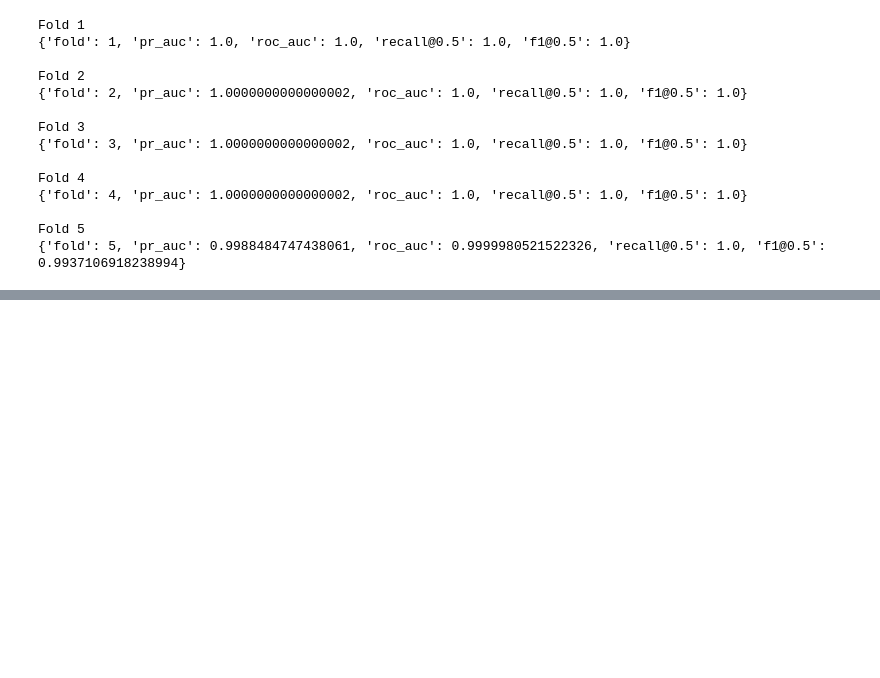
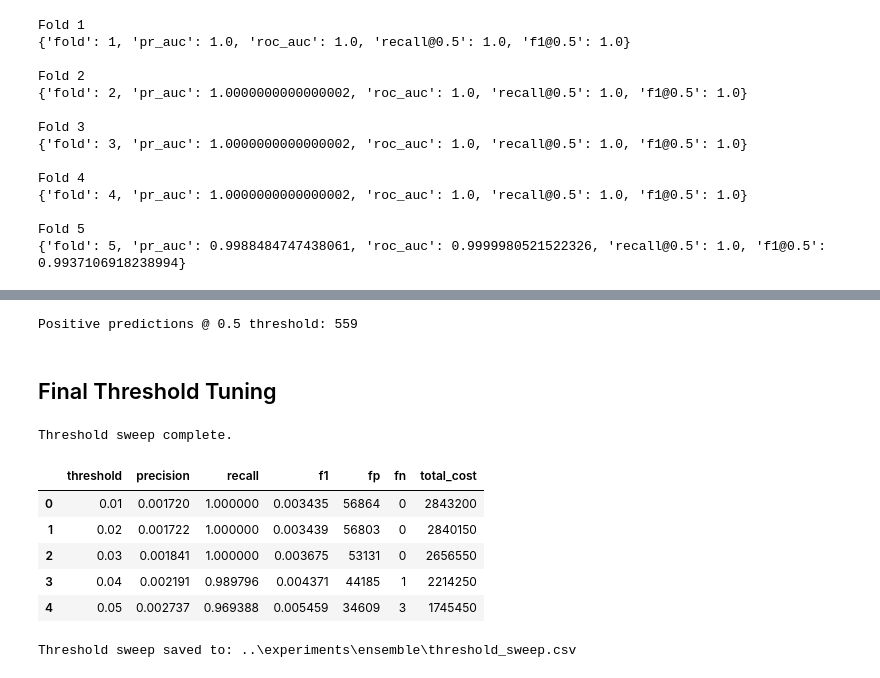
Before and after one commit to parthtiwari-dev/Fraud-Risk-Intelligence-System, a Jupyter notebook: notebooks/06_stacking_ensemble.ipynb, the cells around one changed output, grey strips where cells are left out. Drawn from its saved outputs; the diff is of its cells as text; code cells hidden in the pictures; blank space fills up the shorter version.

```diff
--- a/notebooks/06_stacking_ensemble.ipynb
+++ b/notebooks/06_stacking_ensemble.ipynb
@@ -273,0 +693,11 @@ cv_results
+# %%
+META_FEATURES = [
+    "xgb_oof_proba",
+    "anomaly_score",
+    "ae_recon_error",
+    "cluster_id",
+    "amount_log",
+    "merchant_freq",
+    "account_txn_count",
+    "last_5_mean_amount"
+]
@@ -273,0 +940,8 @@ cv_results
+# %%
+y_test_pred_05 = (y_test_proba_stack >= 0.5).astype(int)
+
+print("Positive predictions @ 0.5 threshold:", y_test_pred_05.sum())
+# %% [output]
+Positive predictions @ 0.5 threshold: 559
+# %% [markdown]
+##  Final Threshold Tuning
@@ -273,0 +950,51 @@ cv_results
+# %%
+
+FN_COST = 5000
+FP_COST = 50
+
+thresholds = np.arange(0.01, 1.00, 0.01)
+rows = []
+
+for t in thresholds:
+    y_pred = (y_test_proba_stack >= t).astype(int)
+
+    precision = precision_score(y_test, y_pred, zero_division=0)
+    recall = recall_score(y_test, y_pred, zero_division=0)
+    f1 = f1_score(y_test, y_pred, zero_division=0)
+
+    tn, fp, fn, tp = confusion_matrix(y_test, y_pred).ravel()
+    total_cost = fn * FN_COST + fp * FP_COST
+
+    rows.append({
+        "threshold": t,
+        "precision": precision,
+        "recall": recall,
+        "f1": f1,
+        "fp": fp,
+        "fn": fn,
+        "total_cost": total_cost
+    })
+
+threshold_df = pd.DataFrame(rows)
+
+print("Threshold sweep complete.")
+threshold_df.head()
+# %% [output]
+Threshold sweep complete.
+|  | threshold | precision | recall | f1 | fp | fn | total_cost |
+| 0 | 0.01 | 0.001720 | 1.000000 | 0.003435 | 56864 | 0 | 2843200 |
+| 1 | 0.02 | 0.001722 | 1.000000 | 0.003439 | 56803 | 0 | 2840150 |
+| 2 | 0.03 | 0.001841 | 1.000000 | 0.003675 | 53131 | 0 | 2656550 |
+| 3 | 0.04 | 0.002191 | 0.989796 | 0.004371 | 44185 | 1 | 2214250 |
+| 4 | 0.05 | 0.002737 | 0.969388 | 0.005459 | 34609 | 3 | 1745450 |
+# %%
+# Save threshold sweep results
+OUT_DIR = Path("../experiments/ensemble")
+OUT_DIR.mkdir(parents=True, exist_ok=True)
+
+threshold_path = OUT_DIR / "threshold_sweep.csv"
+threshold_df.to_csv(threshold_path, index=False)
+
+print("Threshold sweep saved to:", threshold_path)
+# %% [output]
+Threshold sweep saved to: ..\experiments\ensemble\threshold_sweep.csv
```
Also changed, not shown: parts of 59 cells of this notebook, 5 other files.
